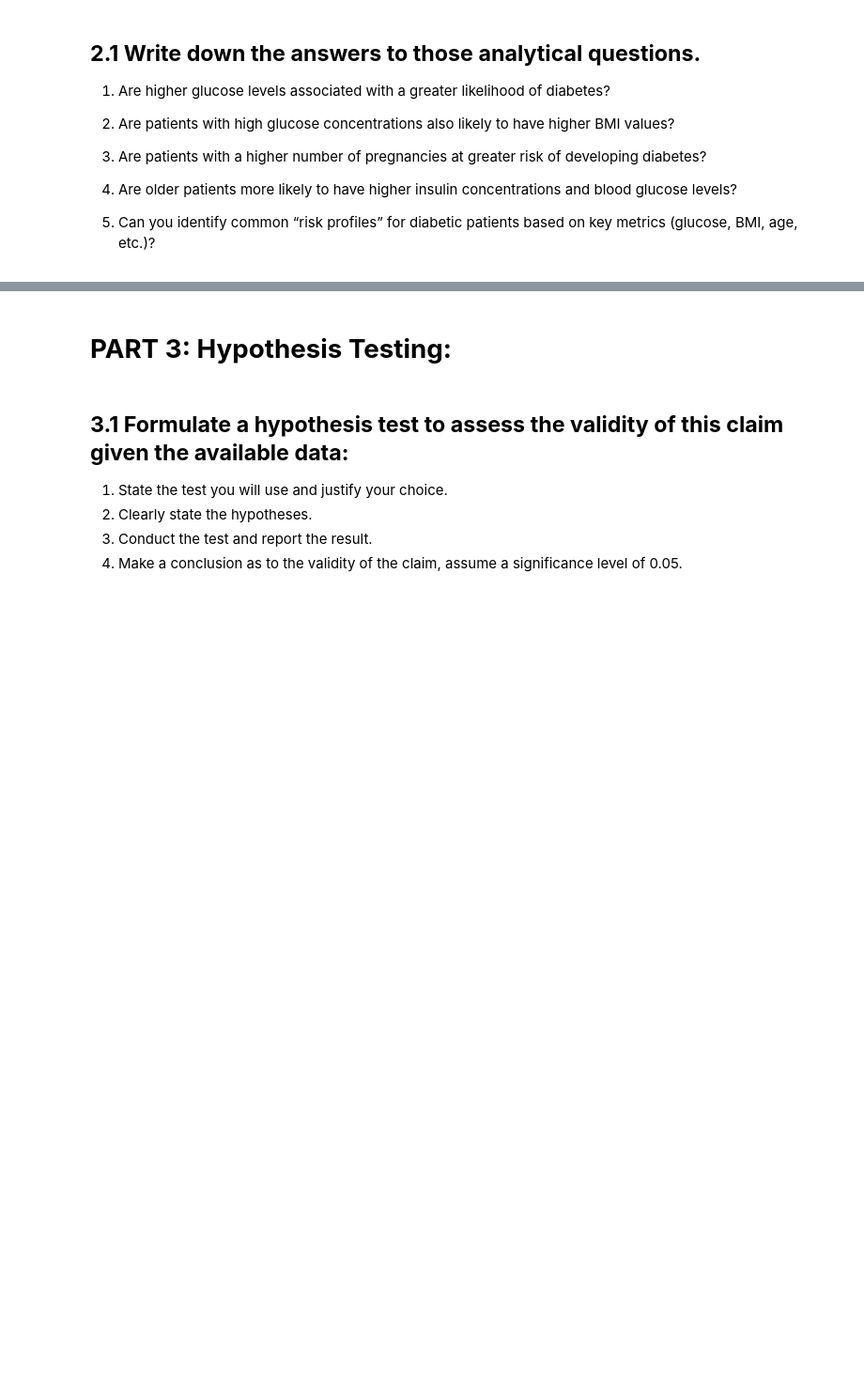
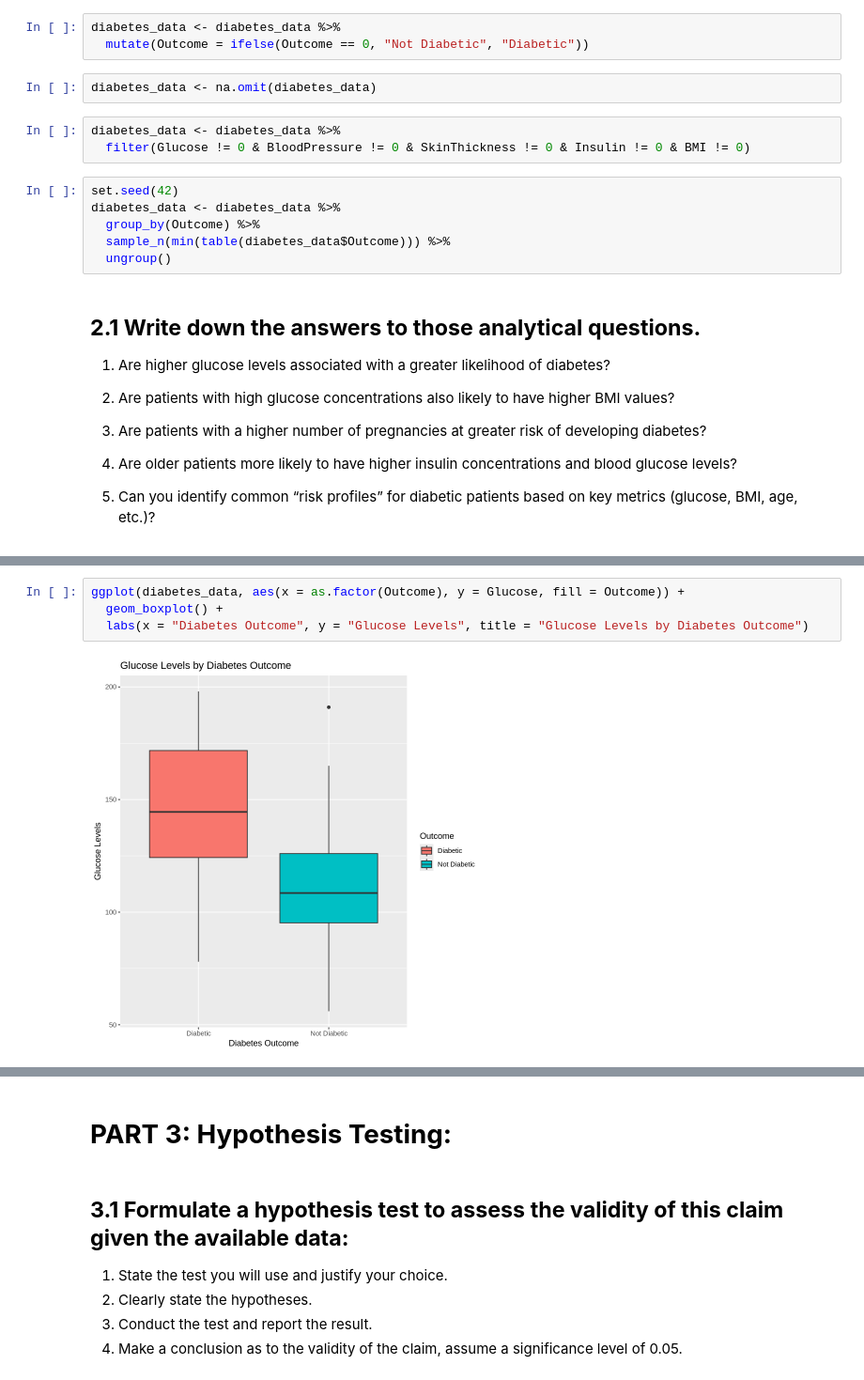
Before and after one commit to aadhamashraf/Analyzing-Diabetes-Dataset, a Jupyter notebook: DSAI-307-Final-Project.ipynb, the cells around one changed output, grey strips where cells are left out. Shown at 94% size. Saved outputs shown, nothing was run; the diff lists cells and outputs as text; blank space fills up the shorter version.

```diff
--- a/DSAI-307-Final-Project.ipynb
+++ b/DSAI-307-Final-Project.ipynb
@@ -257,3 +269,17 @@ ggplot(diabetes_data, aes(x = Age, y = Glucose, color = as.factor(Outcome))) +
+# %%
+diabetes_data <- diabetes_data %>%
+  mutate(Outcome = ifelse(Outcome == 0, "Not Diabetic", "Diabetic"))
+# %%
+diabetes_data <- na.omit(diabetes_data)
+# %%
+diabetes_data <- diabetes_data %>%
+  filter(Glucose != 0 & BloodPressure != 0 & SkinThickness != 0 & Insulin != 0 & BMI != 0)
+# %%
+set.seed(42)
+diabetes_data <- diabetes_data %>%
+  group_by(Outcome) %>%
+  sample_n(min(table(diabetes_data$Outcome))) %>%
+  ungroup()
 # %% [markdown]
 ## **2.1 Write down the answers to those analytical questions.**
 
@@ -270,0 +311,6 @@ ggplot(diabetes_data, aes(x = Age, y = Glucose, color = as.factor(Outcome))) +
+# %%
+ggplot(diabetes_data, aes(x = as.factor(Outcome), y = Glucose, fill = Outcome)) +
+  geom_boxplot() +
+  labs(x = "Diabetes Outcome", y = "Glucose Levels", title = "Glucose Levels by Diabetes Outcome")
+# %% [output]
+[figure, added]
```
Also changed, not shown: parts of 50 cells of this notebook.
